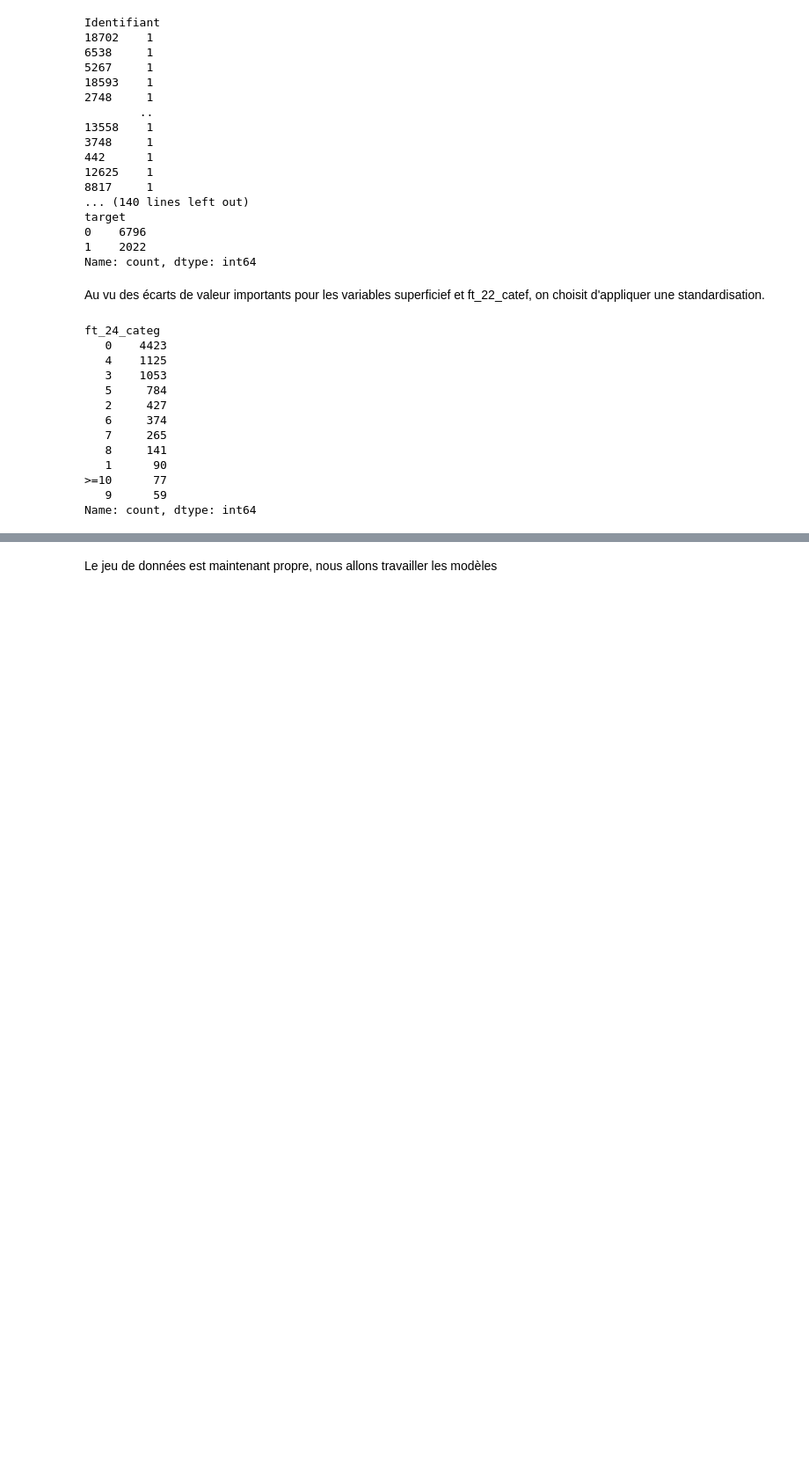
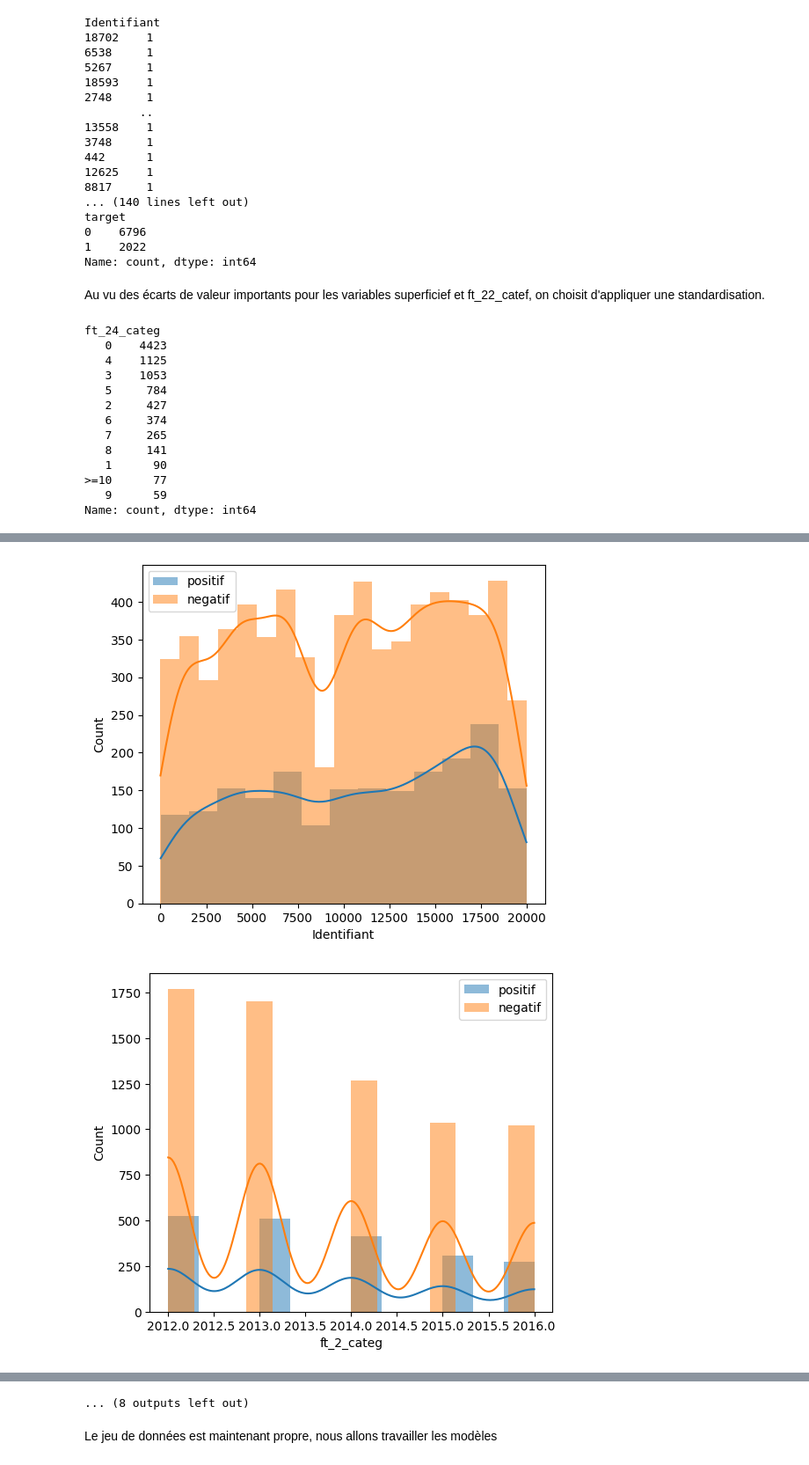
Before and after one commit to cosquerke/ing-nierie_data, a Jupyter notebook: projet_inge_data.ipynb, the cells around one changed output, grey strips where cells are left out. Shown at 88% size. Cells and saved outputs as stored; diff of their text form; code cells hidden in the pictures; blank space fills up the shorter version.

```diff
--- a/projet_inge_data.ipynb
+++ b/projet_inge_data.ipynb
@@ -750,0 +767,3 @@ for col in clean_df.select_dtypes(['float64', 'int64']):
+# %%
+positive_df = clean_df[clean_df['target'] == 1]
+negative_df = clean_df[clean_df['target'] == 0]
@@ -750,0 +802,17 @@ for col in clean_df.select_dtypes(['float64', 'int64']):
+# %%
+for col in positive_df.select_dtypes(['float64', 'int64']):
+    plt.figure(figsize=[13,5])
+
+    plt.subplot(1,2,1)
+    sns.histplot(positive_df[col], kde=True, label = 'positif', edgecolor = None)
+    sns.histplot(negative_df[col], kde=True, label = 'negatif', edgecolor = None)
+
+    plt.legend()
+    plt.show()
+
+for col in clean_df.drop('target', axis = 1).select_dtypes('object'):
+    plt.figure()
+    sns.heatmap(pd.crosstab(clean_df['target'], clean_df[col]), annot=True, fmt='d')
+# %% [output]
+[figure, added]
+[figure, added]
@@ -751,2 +829,3 @@ for col in clean_df.select_dtypes(['float64', 'int64']):
+... (8 outputs left out)
 # %% [markdown]
 Le jeu de données est maintenant propre, nous allons travailler les modèles
```
Also changed, not shown: parts of 26 cells of this notebook.
